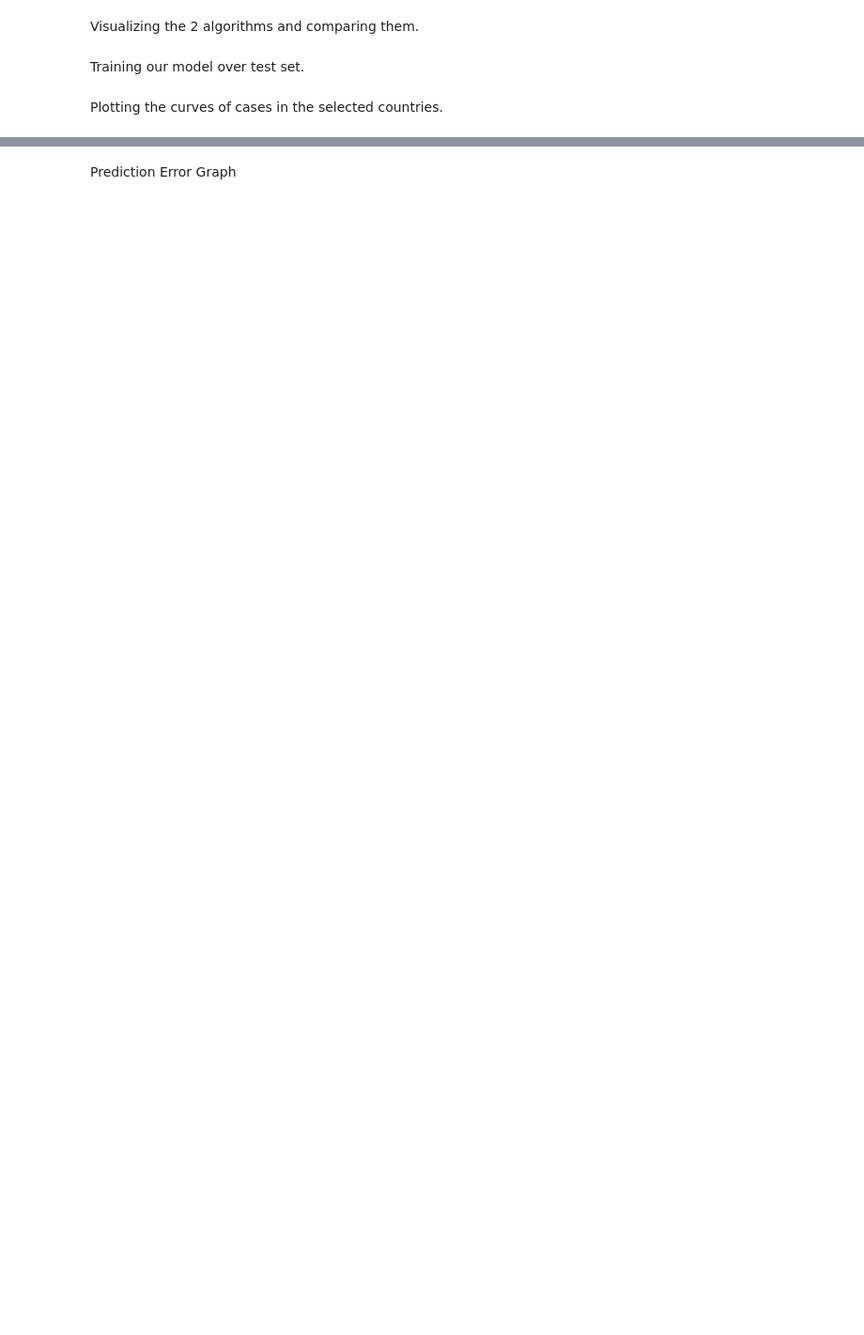
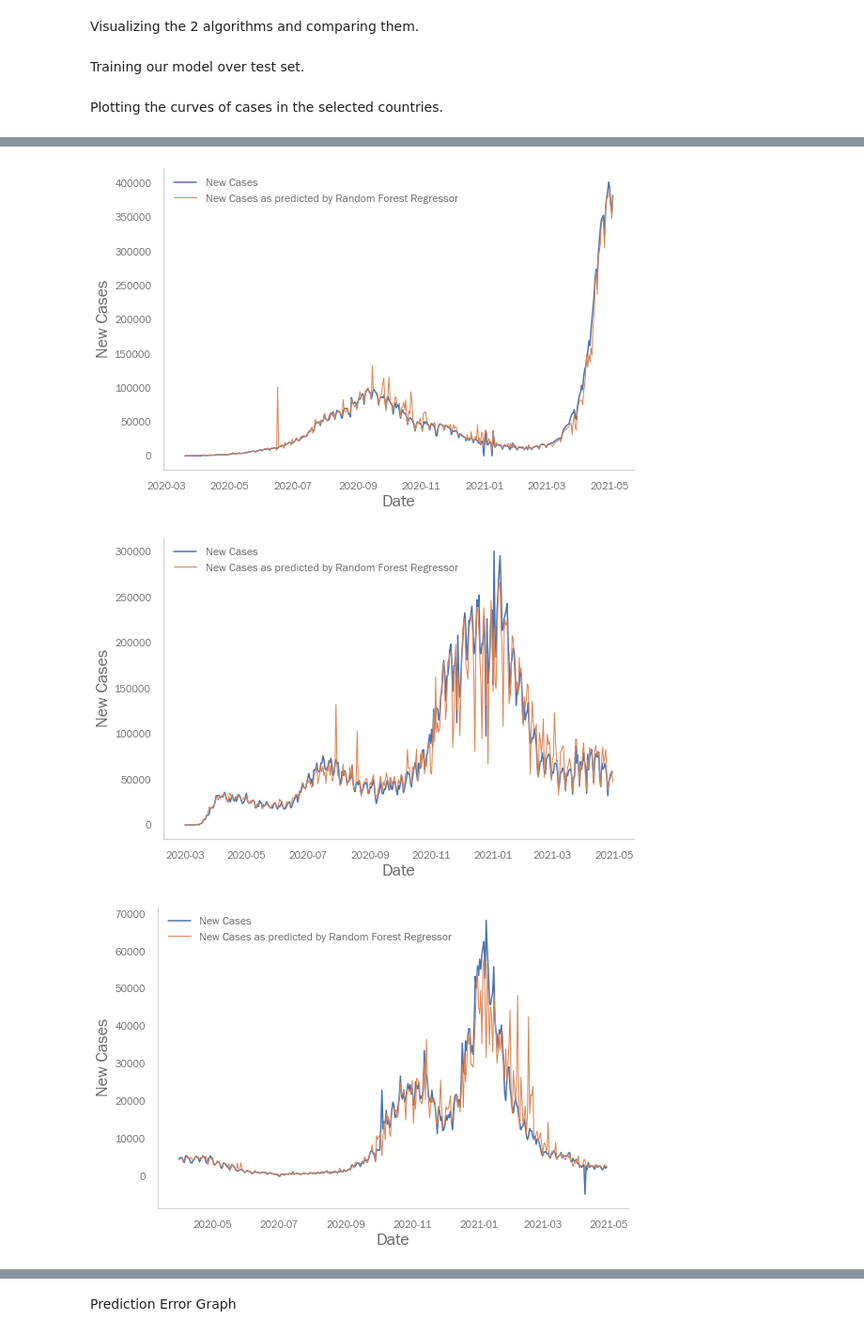
Before and after one commit to abi-2512/Covid19-Notebook, a Jupyter notebook: MINIPROJFINAL.ipynb, the cells around one changed output, grey strips where cells are left out. Shown at 94% size. Saved outputs shown, nothing was run; the diff lists cells and outputs as text; code cells hidden in the pictures; blank space fills up the shorter version.

```diff
--- a/MINIPROJFINAL.ipynb
+++ b/MINIPROJFINAL.ipynb
@@ -161,3 +225,9 @@ pred_iran_lreg = iran_lreg.predict(test_iran_x)
+# %%
+pred_india_rfr = india_rfr.predict(data_ind_features_sc)
+pred_usa_rfr = usa_rfr.predict(data_usa_features_sc)
+pred_uk_rfr = uk_rfr.predict(data_uk_features_sc)
+pred_russia_rfr = russia_rfr.predict(data_russia_features_sc)
+pred_iran_rfr = iran_rfr.predict(data_iran_features_sc)
 # %% [markdown]
 Plotting the curves of cases in the selected countries.
 # %%
@@ -184,0 +304,39 @@ plt.show()
+# %%
+plt.plot(data_ind['date'],data_ind['new_cases'])
+plt.plot(data_ind['date'],pred_india_rfr, linewidth= 1)
+plt.legend(['New Cases','New Cases as predicted by Random Forest Regressor'], prop={'size': 12})
+plt.xlabel('Date')
+plt.ylabel('New Cases')
+plt.show()
+
+plt.plot(data_usa['date'],data_usa['new_cases'])
+plt.plot(data_usa['date'],pred_usa_rfr, linewidth= 1)
+plt.legend(['New Cases','New Cases as predicted by Random Forest Regressor'], prop={'size': 12})
+plt.xlabel('Date')
+plt.ylabel('New Cases')
+plt.show()
+
+plt.plot(data_uk['date'],data_uk['new_cases'])
+plt.plot(data_uk['date'],pred_uk_rfr,linewidth= 1)
+plt.legend(['New Cases','New Cases as predicted by Random Forest Regressor'], prop={'size': 12})
+plt.xlabel('Date')
+plt.ylabel('New Cases')
+plt.show()
+
+plt.plot(data_russia['date'],data_russia['new_cases'])
+plt.plot(data_russia['date'],pred_russia_rfr, linewidth= 1)
+plt.legend(['New Cases','New Cases as predicted by Random Forest Regressor'], prop={'size': 12})
+plt.xlabel('Date')
+plt.ylabel('New Cases')
+plt.show()
+
+plt.plot(data_iran['date'],data_iran['new_cases'])
+plt.plot(data_iran['date'],pred_iran_rfr, linewidth= 1)
+plt.legend(['New Cases','New Cases as predicted by Random Forest Regressor'], prop={'size': 12})
+plt.xlabel('Date')
+plt.ylabel('New Cases')
+plt.show()
+# %% [output]
+[figure, added]
+[figure, added]
+[figure, added]
```
Also changed, not shown: parts of 29 cells of this notebook.
